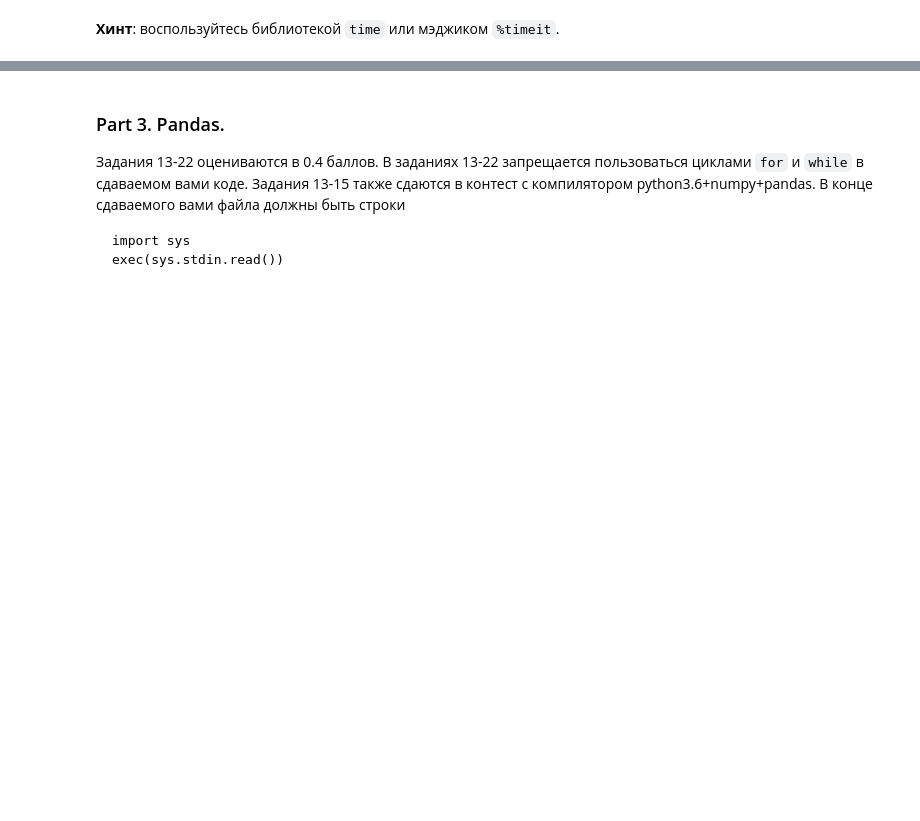
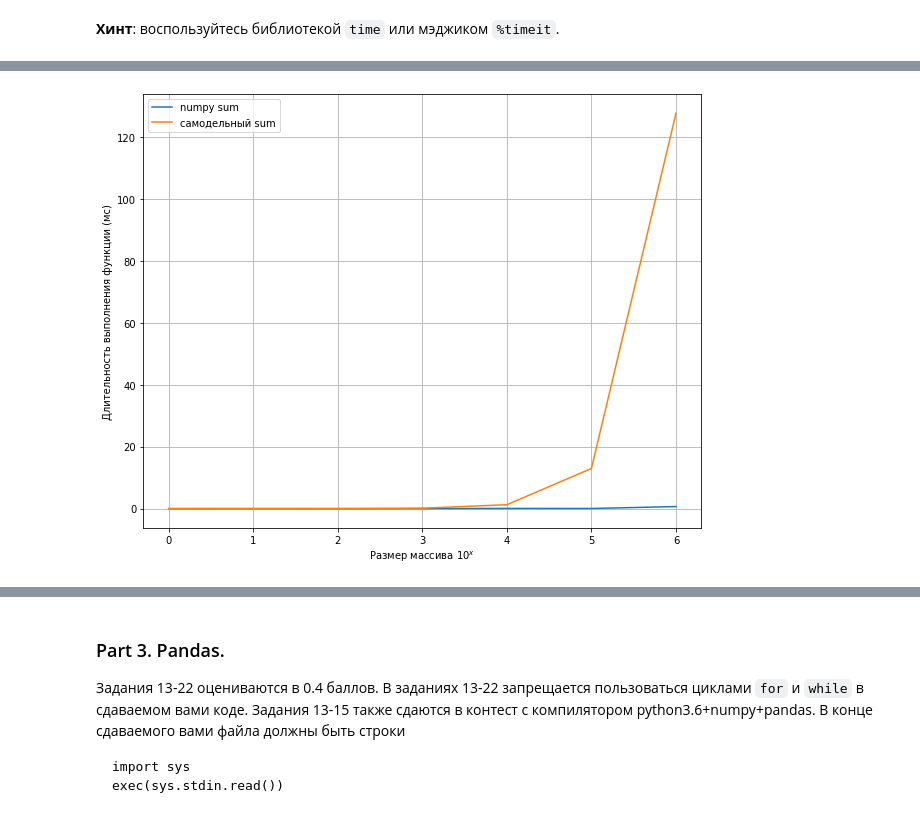
Before and after one commit to GlebChili/math-ml-hse-2019, a Jupyter notebook: hw1.ipynb, the cells around one changed output, grey strips where cells are left out. Saved outputs shown, nothing was run; the diff lists cells and outputs as text; code cells hidden in the pictures; blank space fills up the shorter version.

```diff
--- a/hw1.ipynb
+++ b/hw1.ipynb
@@ -332,0 +385,26 @@ __Вывод__:
+# %%
+np_sum_time =[]
+custom_sum_time = []
+for i in range(len(x)):
+    sample = np.random.randint(1, 100, 10 ** x[i])
+    t1 = time.perf_counter()
+    np.sum(sample)
+    t2 = time.perf_counter()
+    np_sum_time.append((t2 - t1)*1000)
+    t3 = time.perf_counter()
+    custom_sum(sample)
+    t4 = time.perf_counter()
+    custom_sum_time.append((t4 -t3)*1000)
+# %%
+plt.plot(x, np_sum_time, label="numpy sum")
+plt.plot(x, custom_sum_time, label="самодельный sum")
+
+plt.xlabel("Размер массива $10^x$")
+plt.ylabel("Длительность выполнения функции (мс)")
+
+plt.rcParams['figure.figsize'] = [10, 8]
+plt.legend(loc="best")
+plt.grid(True)
+plt.show()
+# %% [output]
+[figure, added]
```
Also changed, not shown: parts of 13 cells of this notebook.
